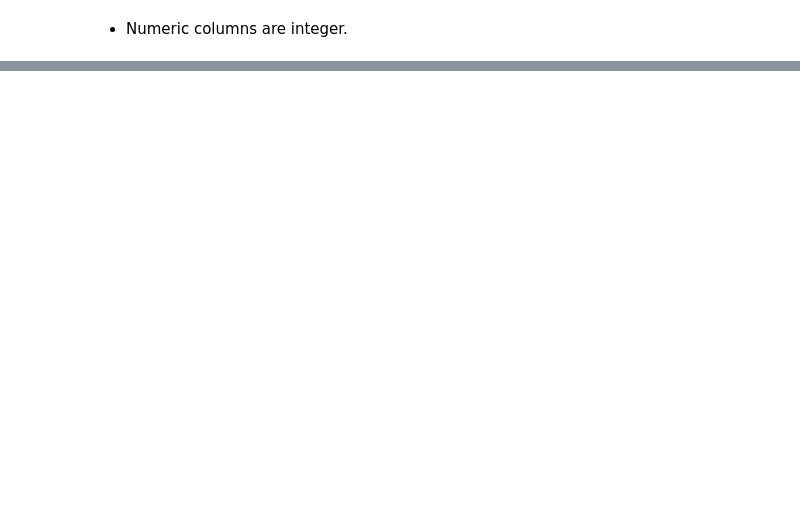
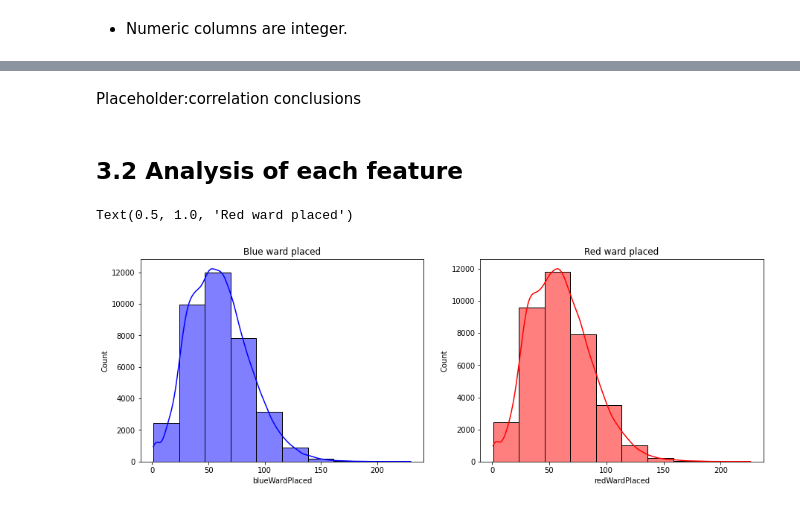
Before and after one commit to ukokuja/LOL_classification, a Jupyter notebook: lol-2.ipynb, the cells around one changed output, grey strips where cells are left out. Cells and saved outputs as stored; diff of their text form; code cells hidden in the pictures; blank space fills up the shorter version.

Commit message:
Adds intro, initial data analysis, exploratory data analysis and classification models.

```diff
--- a/lol-2.ipynb
+++ b/lol-2.ipynb
@@ -184,0 +343,13 @@ df.describe()
+# %% [markdown]
+Placeholder:correlation conclusions
+# %% [markdown]
+## 3.2 Analysis of each feature
+# %%
+plt.figure(figsize=(15,5))
+plt.subplot(1,2,1)
+sns.histplot(df.blueWardPlaced, bins=10, kde=True, color="blue").set_title('Blue ward placed')
+plt.subplot(1,2,2)
+sns.histplot(df.redWardPlaced, bins=10, kde=True, color="red").set_title('Red ward placed')
+# %% [output]
+Text(0.5, 1.0, 'Red ward placed')
+[figure, added]
```
Also changed, not shown: parts of 98 cells of this notebook, 3 other files.
